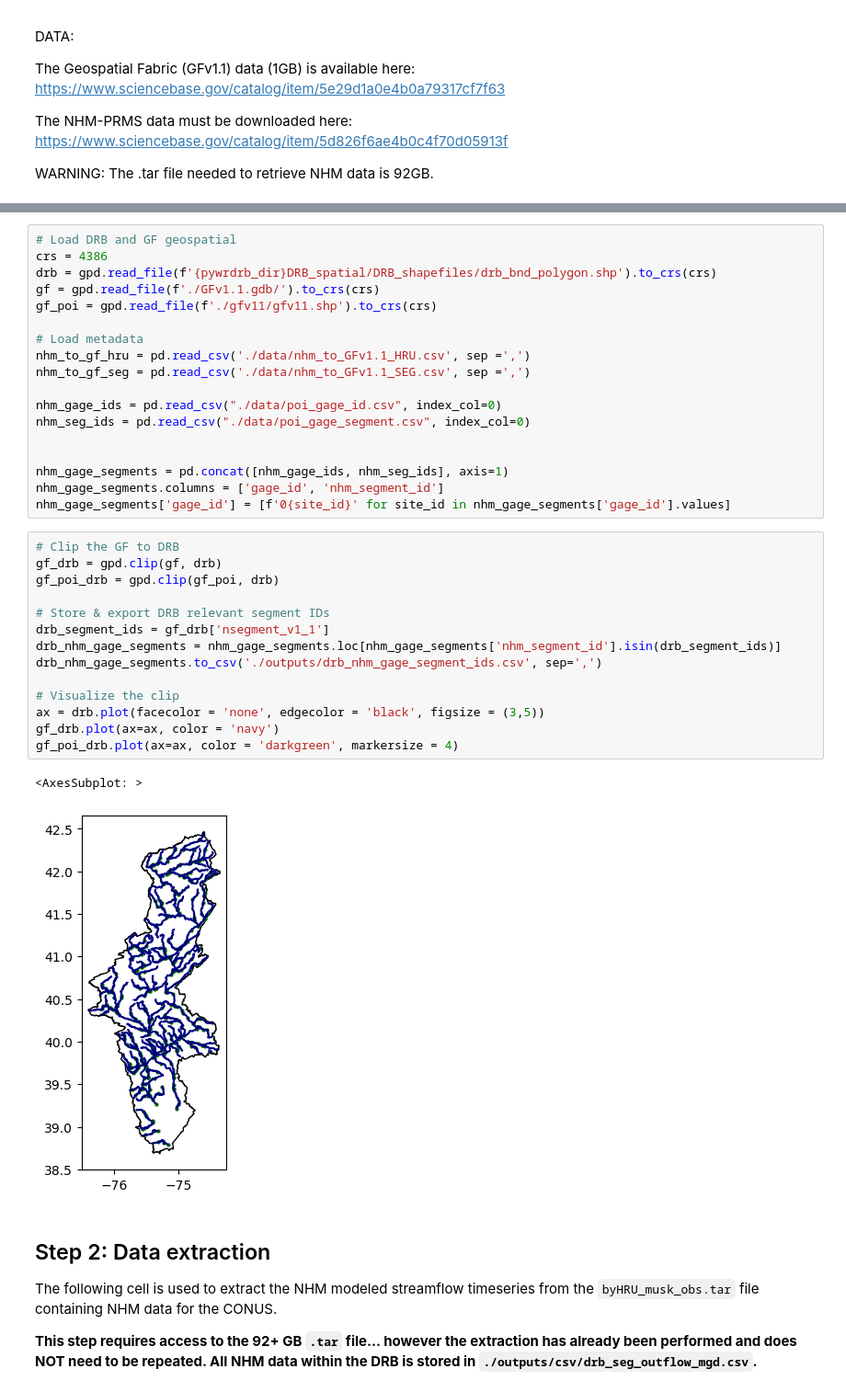
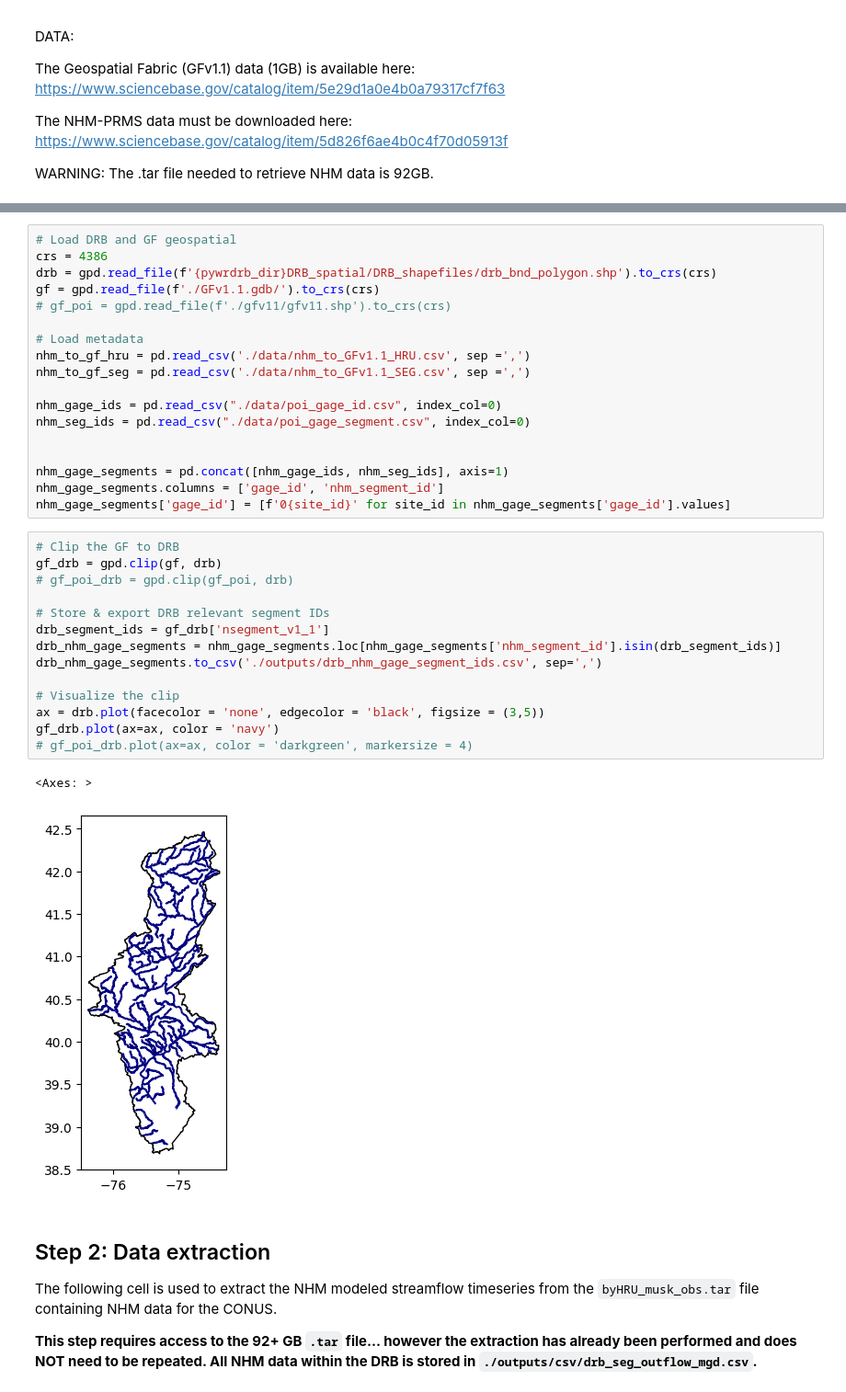
Before and after one commit to Pywr-DRB/Input-Data-Retrieval, a Jupyter notebook: extract_nhm_flows.ipynb, the cells around one changed output, grey strips where cells are left out. Shown at 92% size. Drawn from its saved outputs; the diff is of its cells as text.

```diff
--- a/extract_nhm_flows.ipynb
+++ b/extract_nhm_flows.ipynb
@@ -48,7 +49,7 @@ cfs_to_mgd = 0.64631688969744
 crs = 4386
 drb = gpd.read_file(f'{pywrdrb_dir}DRB_spatial/DRB_shapefiles/drb_bnd_polygon.shp').to_crs(crs)
 gf = gpd.read_file(f'./GFv1.1.gdb/').to_crs(crs)
-gf_poi = gpd.read_file(f'./gfv11/gfv11.shp').to_crs(crs)
+# gf_poi = gpd.read_file(f'./gfv11/gfv11.shp').to_crs(crs)
 
 # Load metadata
 nhm_to_gf_hru = pd.read_csv('./data/nhm_to_GFv1.1_HRU.csv', sep =',')
@@ -64,20 +65,20 @@ nhm_gage_segments['gage_id'] = [f'0{site_id}' for site_id in nhm_gage_segments['
 # %%
 # Clip the GF to DRB
 gf_drb = gpd.clip(gf, drb)
-gf_poi_drb = gpd.clip(gf_poi, drb)
+# gf_poi_drb = gpd.clip(gf_poi, drb)
 
 # Store & export DRB relevant segment IDs
 drb_segment_ids = gf_drb['nsegment_v1_1']
 drb_nhm_gage_segments = nhm_gage_segments.loc[nhm_gage_segments['nhm_segment_id'].isin(drb_segment_ids)]
 drb_nhm_gage_segments.to_csv('./outputs/drb_nhm_gage_segment_ids.csv', sep=',')
 
 # Visualize the clip
 ax = drb.plot(facecolor = 'none', edgecolor = 'black', figsize = (3,5))
 gf_drb.plot(ax=ax, color = 'navy')
-gf_poi_drb.plot(ax=ax, color = 'darkgreen', markersize = 4)
+# gf_poi_drb.plot(ax=ax, color = 'darkgreen', markersize = 4)
 # %% [output]
-<AxesSubplot: >
+<Axes: >
-[figure, old version]
+[figure, new version]
 # %% [markdown]
 ## Step 2: Data extraction
 
```
Also changed, not shown: parts of 5 cells of this notebook, 19 other files.
